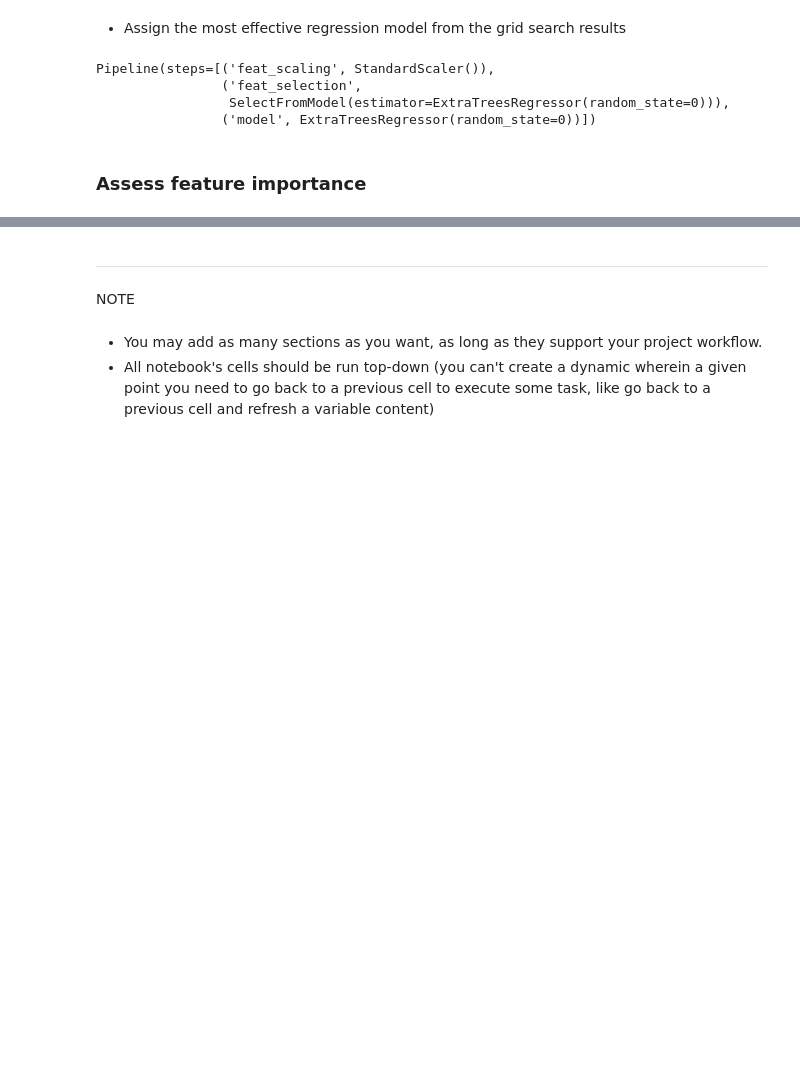
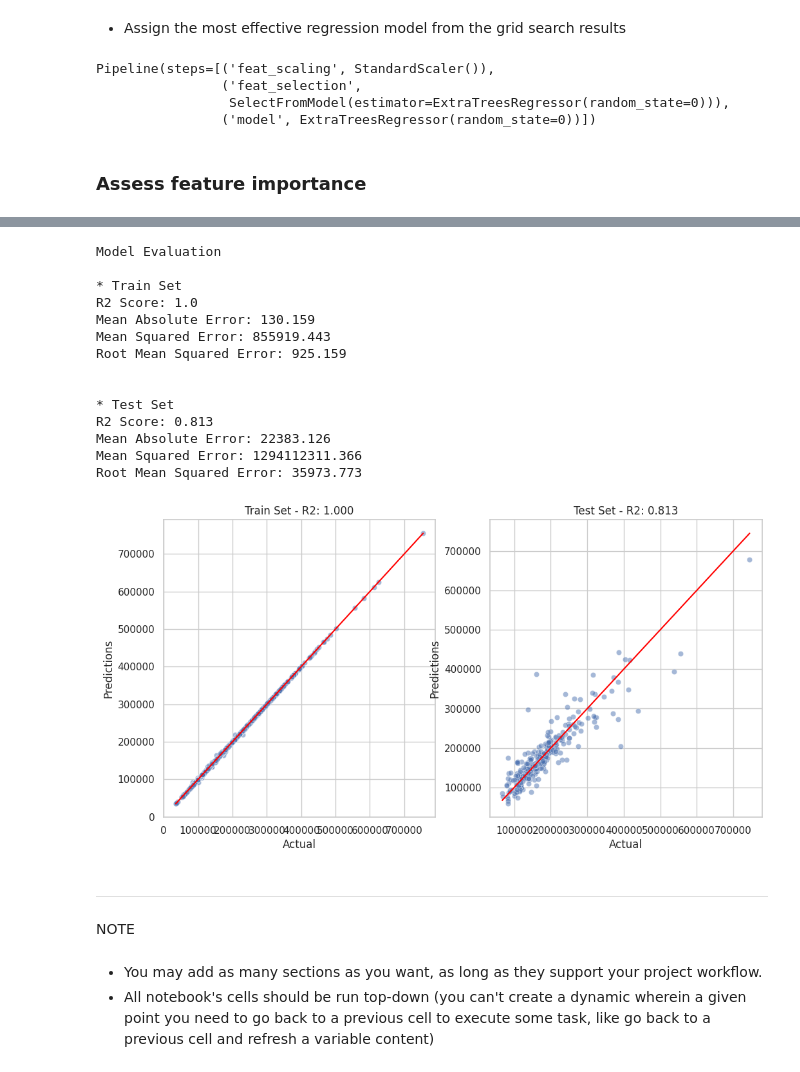
Before and after one commit to Ismino/housepricepred2, a Jupyter notebook: jupyter_notebooks/Modelling and Evaluation - Predict House Price.ipynb5.ipynb, the cells around one changed output, grey strips where cells are left out. Cells and saved outputs as stored; diff of their text form; code cells hidden in the pictures; blank space fills up the shorter version.

```diff
--- a/jupyter_notebooks/Modelling and Evaluation - Predict House Price.ipynb5.ipynb
+++ b/jupyter_notebooks/Modelling and Evaluation - Predict House Price.ipynb5.ipynb
@@ -453,3 +509,22 @@ AttributeError: 'ExtraTreesRegressor' object has no attribute 'transform'
+# %%
+regression_performance(X_train, y_train, X_test, y_test, optimal_regression_pipeline)
+regression_evaluation_plots(X_train, y_train, X_test, y_test, optimal_regression_pipeline)
+# %% [output]
+Model Evaluation
+
+* Train Set
+R2 Score: 1.0
+Mean Absolute Error: 130.159
+Mean Squared Error: 855919.443
+Root Mean Squared Error: 925.159
+
+
+* Test Set
+R2 Score: 0.813
+Mean Absolute Error: 22383.126
+Mean Squared Error: 1294112311.366
+Root Mean Squared Error: 35973.773
+[figure, added]
 # %% [markdown]
 ---
 # %% [markdown]
```
Also changed, not shown: parts of 5 cells of this notebook, 1 other file.
